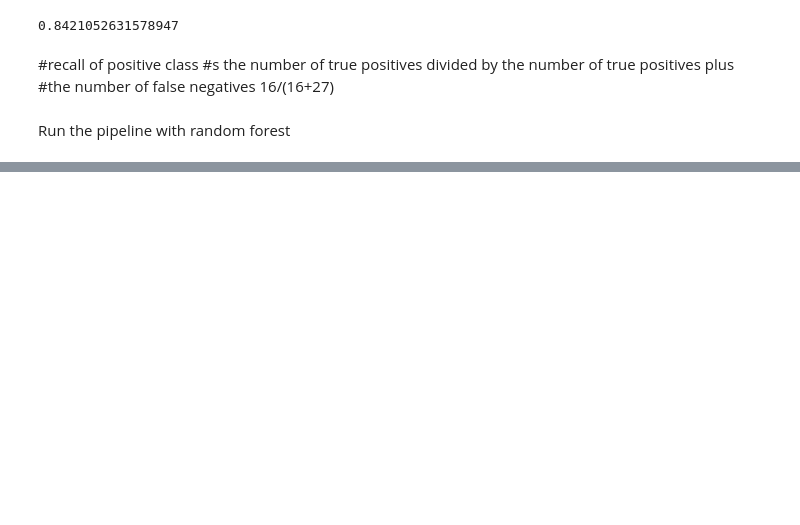
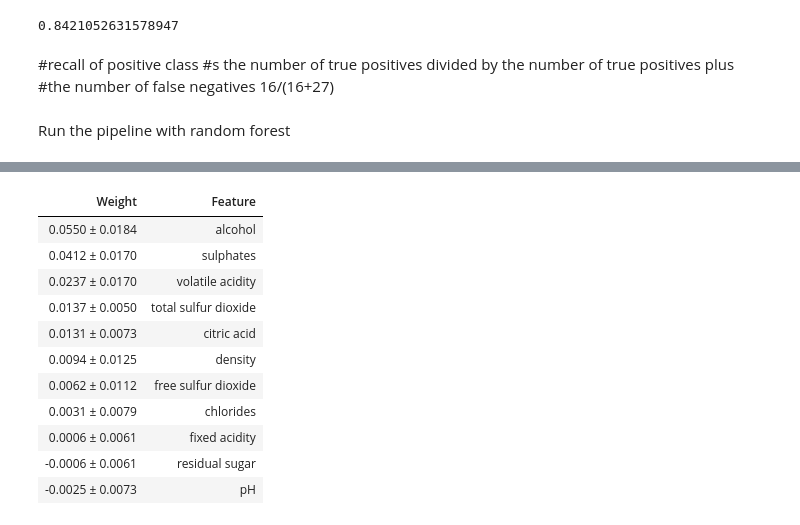
Before and after one commit to bloominstituteoftechnology/DS-Unit-2-Applied-Modeling, a Jupyter notebook: module3-permutation-boosting/LS_DS_231_assignment.ipynb, the cells around one changed output, grey strips where cells are left out. Cells and saved outputs as stored; diff of their text form; code cells hidden in the pictures; blank space fills up the shorter version.

```diff
--- a/module3-permutation-boosting/LS_DS_231_assignment.ipynb
+++ b/module3-permutation-boosting/LS_DS_231_assignment.ipynb
@@ -281,0 +377,9 @@ SyntaxError: EOL while scanning string literal (<ipython-input-37-53e7bd72f6d9>,
+# %%
+#use eli5 library
+transformers = make_pipeline(StandardScaler())
+
+X_train_transformed = transformers.fit_transform(X_train)
+X_val_transformed = transformers.transform(X_val)
+
+model = RandomForestClassifier(n_estimators=100, random_state=42, n_jobs=-1)
+model.fit(X_train_transformed, y_train)
@@ -281,0 +395,10 @@ SyntaxError: EOL while scanning string literal (<ipython-input-37-53e7bd72f6d9>,
+# %%
+import eli5
+from eli5.sklearn import PermutationImportance
+
+permuter = PermutationImportance(model,
+                                scoring='accuracy',
+                                n_iter=5,
+                                random_state=42)
+
+permuter.fit(X_val_transformed, y_val)
@@ -281,0 +423,3 @@ SyntaxError: EOL while scanning string literal (<ipython-input-37-53e7bd72f6d9>,
+# %%
+feature_names = X_val.columns.to_list()
+pd.Series(permuter.feature_importances_, feature_names).sort_values(ascending=True)
@@ -281,0 +439,17 @@ SyntaxError: EOL while scanning string literal (<ipython-input-37-53e7bd72f6d9>,
+# %%
+eli5.show_weights(permuter,
+                 top=None,
+                 feature_names=feature_names)
+# %% [output]
+| Weight | Feature |
+| 0.0550 ± 0.0184 | alcohol |
+| 0.0412 ± 0.0170 | sulphates |
+| 0.0237 ± 0.0170 | volatile acidity |
+| 0.0137 ± 0.0050 | total sulfur dioxide |
+| 0.0131 ± 0.0073 | citric acid |
+| 0.0094 ± 0.0125 | density |
+| 0.0062 ± 0.0112 | free sulfur dioxide |
+| 0.0031 ± 0.0079 | chlorides |
+| 0.0006 ± 0.0061 | fixed acidity |
+| -0.0006 ± 0.0061 | residual sugar |
+| -0.0025 ± 0.0073 | pH |
```
Also changed, not shown: parts of 28 cells of this notebook.
